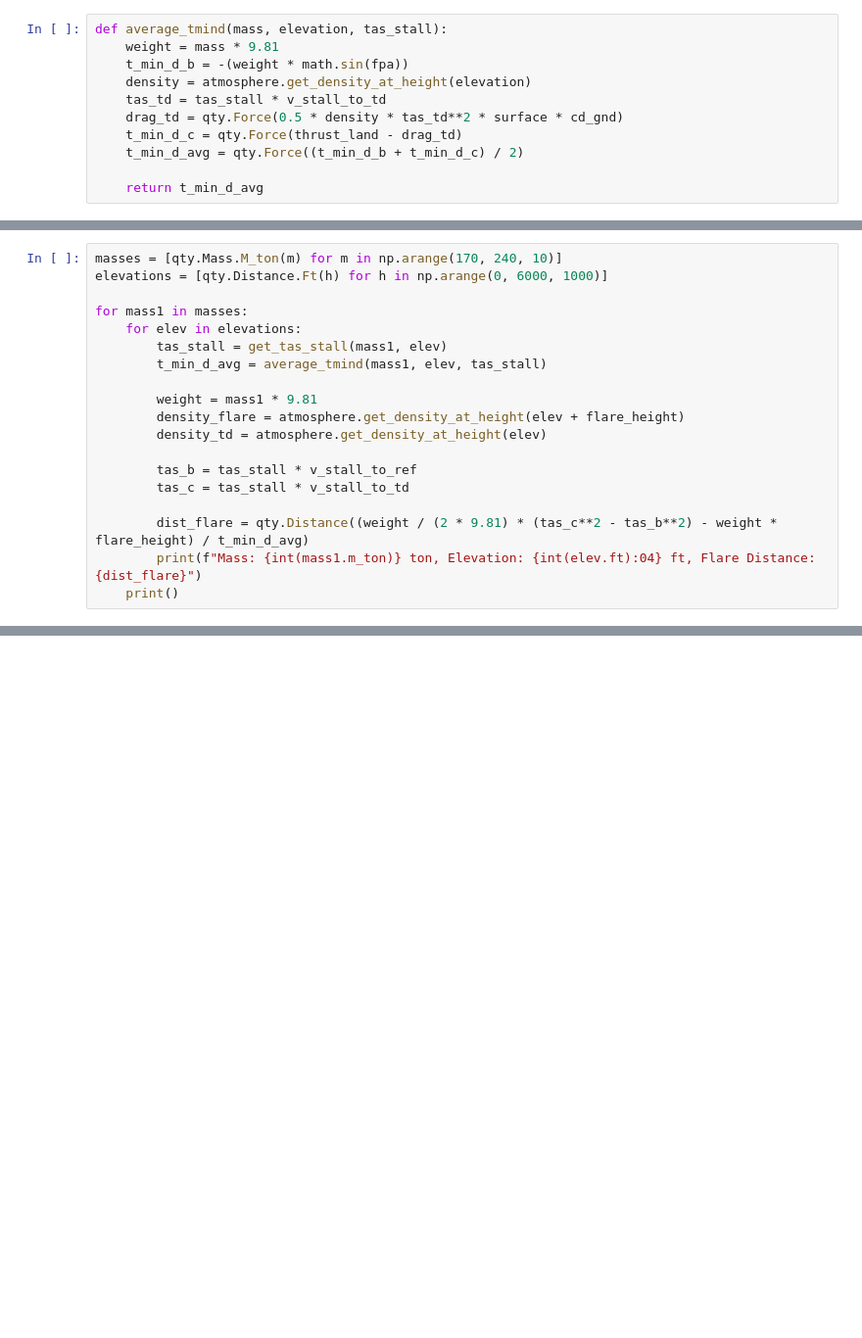
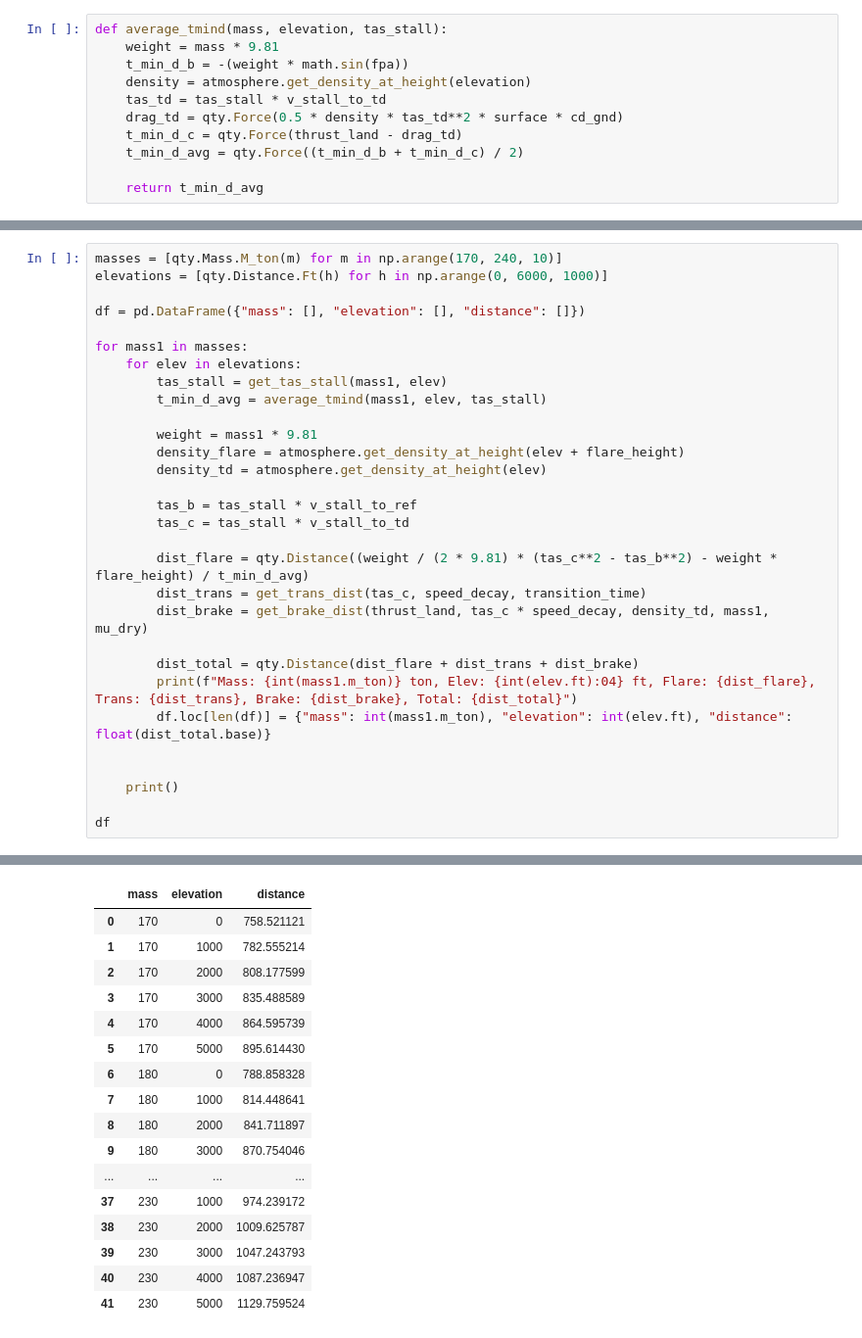
Before and after one commit to pcs03/foe-exercises, a Jupyter notebook: performance/assignment/landing.ipynb, the cells around one changed output, grey strips where cells are left out. Shown: that part at 98% size. Cells and saved outputs as stored; diff of their text form; blank space fills up the shorter version.

```diff
--- a/performance/assignment/landing.ipynb
+++ b/performance/assignment/landing.ipynb
@@ -94,6 +136,8 @@ def average_tmind(mass, elevation, tas_stall):
 # %%
 masses = [qty.Mass.M_ton(m) for m in np.arange(170, 240, 10)]
 elevations = [qty.Distance.Ft(h) for h in np.arange(0, 6000, 1000)]
+
+df = pd.DataFrame({"mass": [], "elevation": [], "distance": []})
 
 for mass1 in masses:
     for elev in elevations:
@@ -108,6 +152,15 @@ for mass1 in masses:
         tas_c = tas_stall * v_stall_to_td
 
         dist_flare = qty.Distance((weight / (2 * 9.81) * (tas_c**2 - tas_b**2) - weight * flare_height) / t_min_d_avg)
-        print(f"Mass: {int(mass1.m_ton)} ton, Elevation: {int(elev.ft):04} ft, Flare Distance: {dist_flare}")
+        dist_trans = get_trans_dist(tas_c, speed_decay, transition_time)
+        dist_brake = get_brake_dist(thrust_land, tas_c * speed_decay, density_td, mass1, mu_dry)
+
+        dist_total = qty.Distance(dist_flare + dist_trans + dist_brake)
+        print(f"Mass: {int(mass1.m_ton)} ton, Elev: {int(elev.ft):04} ft, Flare: {dist_flare}, Trans: {dist_trans}, Brake: {dist_brake}, Total: {dist_total}")
+        df.loc[len(df)] = {"mass": int(mass1.m_ton), "elevation": int(elev.ft), "distance": float(dist_total.base)}
+
+
     print()
+
+df
 # %% [output]
@@ -130,0 +184,17 @@ Mass: 230 ton, Elevation: 5000 ft, Flare Distance: 471.01 meters
+|  | mass | elevation | distance |
+| 0 | 170 | 0 | 758.521121 |
+| 1 | 170 | 1000 | 782.555214 |
+| 2 | 170 | 2000 | 808.177599 |
+| 3 | 170 | 3000 | 835.488589 |
+| 4 | 170 | 4000 | 864.595739 |
+| 5 | 170 | 5000 | 895.614430 |
+| 6 | 180 | 0 | 788.858328 |
+| 7 | 180 | 1000 | 814.448641 |
+| 8 | 180 | 2000 | 841.711897 |
+| 9 | 180 | 3000 | 870.754046 |
+| ... | ... | ... | ... |
+| 37 | 230 | 1000 | 974.239172 |
+| 38 | 230 | 2000 | 1009.625787 |
+| 39 | 230 | 3000 | 1047.243793 |
+| 40 | 230 | 4000 | 1087.236947 |
+| 41 | 230 | 5000 | 1129.759524 |
```
Also changed, not shown: parts of 5 cells of this notebook.
